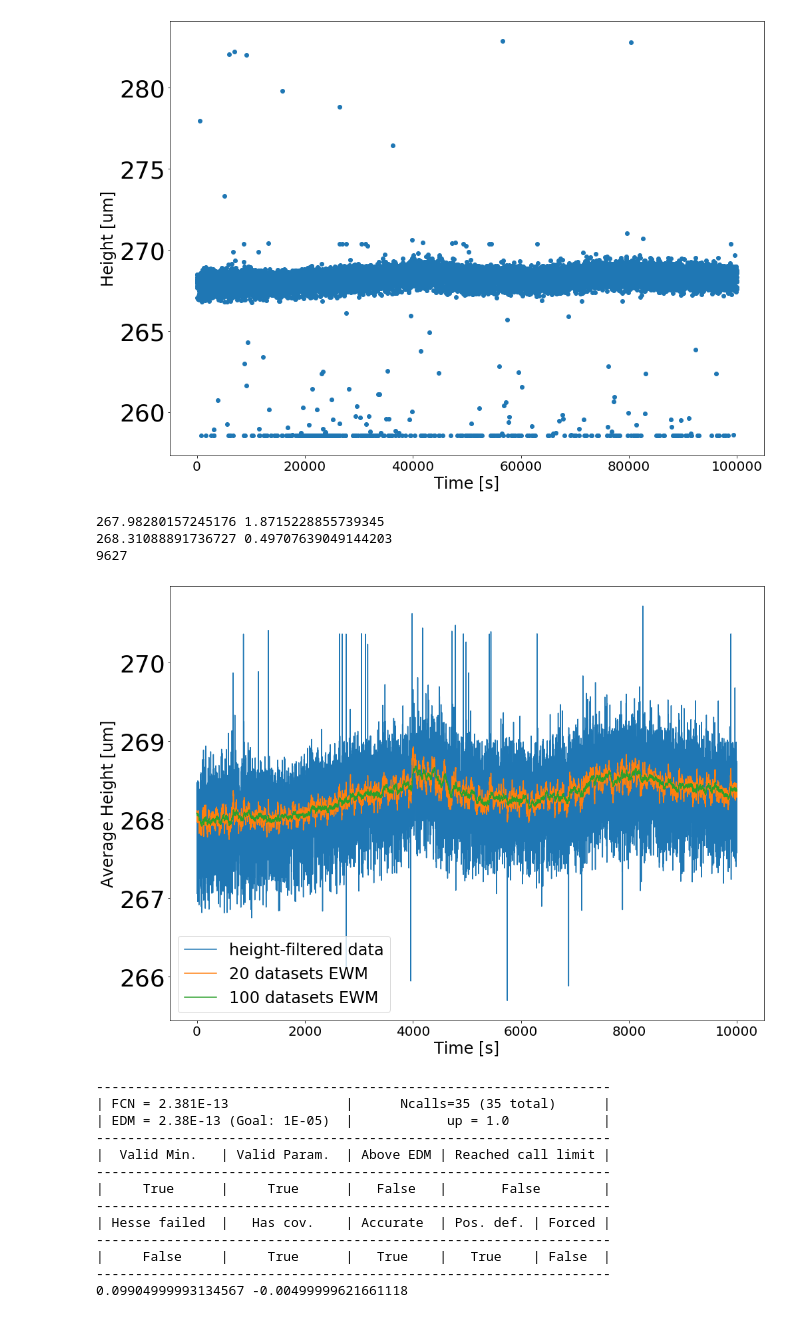
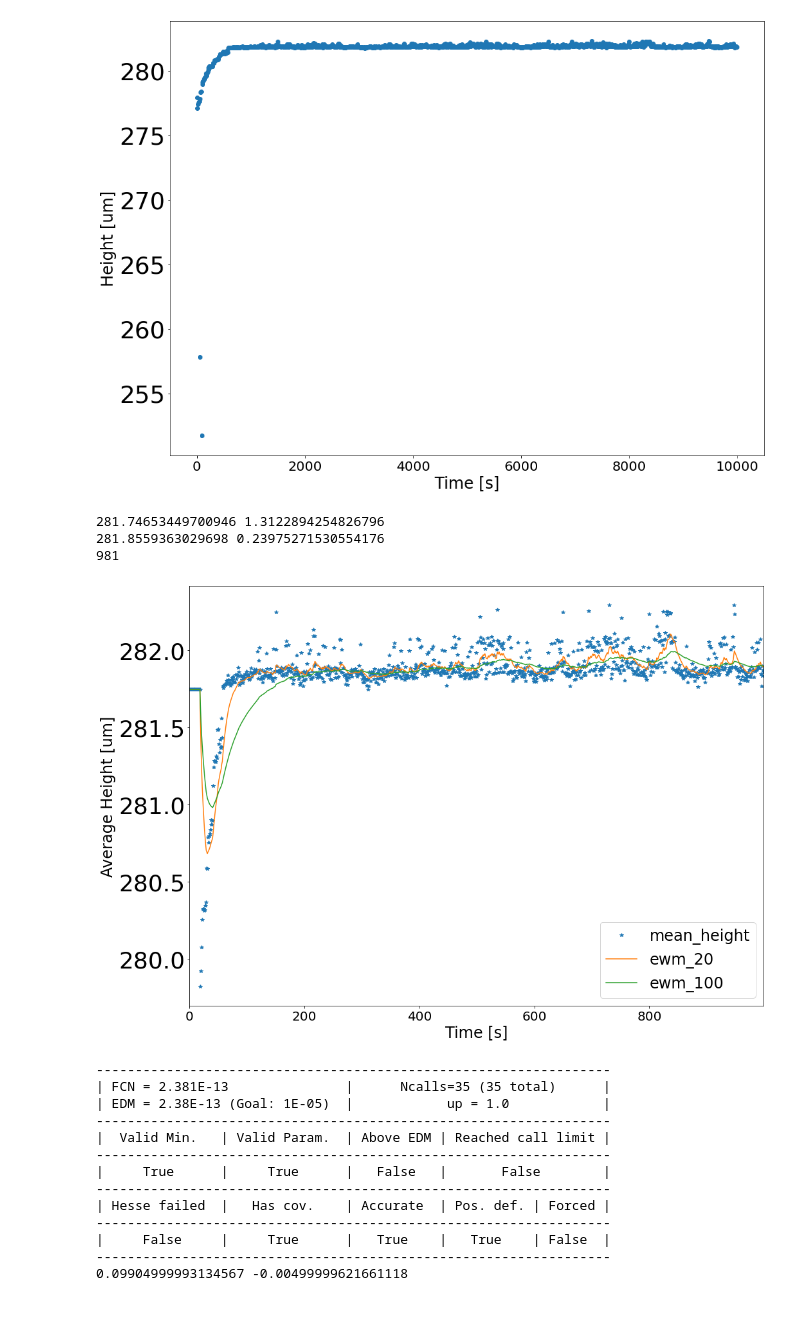
Before and after one commit to stanfordbeads/New_trap_code, a Jupyter notebook: Scripts/Auxillary_Data_Processor.ipynb, the cells around one changed output. Drawn from its saved outputs; the diff is of its cells as text; code cells hidden in the pictures.

```diff
--- a/Scripts/Auxillary_Data_Processor.ipynb
+++ b/Scripts/Auxillary_Data_Processor.ipynb
@@ -10,10 +10,10 @@ pixel_size_cal = 0.503 # obtained from attractor calibration data February2020,
 attractor_0 = 226 # 0 position of attractor as extrapolated from image analysis of z=50 and z=27. Obtained from Wilson attractor screening.
 # %%
 # load the image files
-bead_date =20200320
-bead_number = 1
-dataset = "/Shaking/Shaking378/"
-FOI = "Shaking3"
+bead_date =20200518
+bead_number = 2
+dataset = "/Shaking/Shaking374/"
+FOI = "Shaking374_7"
 filename = "/data/new_trap/" + str(bead_date) + "/Bead%s/" %bead_number +dataset + "Pictures_0/" + FOI
 data = load_npy_files(path=filename+"*",max_files=10000)
 # %% [output]
@@ -37,6 +37,22 @@ data = load_npy_files(path=filename+"*",max_files=10000)
+# %%
+def from_shadow_image_to_height(image,threshold,area_low_limits=[670,730],area_widths=[40,70],flb=430,fub=530,area_max=3000,width_max=5,plot=False):
+    thresh = threshold_image(image.copy(),threshold,256)
+    img = thresh.transpose()
+    z1 = np.mean(img[area_low_limits[0]:area_low_limits[0]+area_widths[0]],axis=0)
+    z2 = np.mean(img[area_low_limits[1]:area_low_limits[1]+area_widths[1]],axis=0)
+    fit_img = z1-z2
+    m = gaussian_fit_shadow_height(fit_img,low_y_lim=flb,up_y_lim=fub,upper_area=area_max,up_lim_width=width_max,img_type="Diff_Projection",)
+
+    if(plot==True):
+        plt.plot(fit_img)
+        plt.plot(range(1024),gaussian(range(1024),params=[m.values["area"],m.values["mean"],m.values["sigma"],m.values["constant"]]),label="fit")
+        plt.xlim(m.values["mean"]-100,m.values["mean"]+100)
+    # height =  pixel_to_height(m.values["mean"],calibration=calibration)
+    return m.values["mean"],m # in pixels
 # %%
 height = [] # get the height using the shadow method
 for i in tqdm(range(len(data))):
-    mean, m = from_shadow_image_to_height(data[i],40,area_low_limits=[670,730],area_widths=[45,70],plot=False)
+    mean, m = from_shadow_image_to_height(data[i],150,area_low_limits=[650,730],area_widths=[45,70],plot=False)
     height.append(pixel_to_height(mean,calibration=True,pix_size_from_calib=pixel_size_cal))
+    print(mean)
     plt.show()
@@ -55,24 +200,24 @@ print(np.mean(height),np.std(height))
 print(np.mean([x for x in height if np.abs(x-np.mean(height))<(factor_std*np.std(height))]),np.std([x for x in height if np.abs(x-np.mean(height))<factor_std*np.std(height)]))
 print(len([x for x in height if np.abs(x-np.mean(height))<(factor_std*np.std(height))]))
 # %% [output]
-[figure, old version]
+[figure, new version]
-267.98280157245176 1.8715228855739345
-268.31088891736727 0.49707639049144203
-9627
+281.74653449700946 1.3122894254826796
+281.8559363029698 0.23975271530554176
+981
 # %%
-df['ewm_20'] = df.mean_height.ewm(span=20, adjust=False).mean() # do the exponential weighted mean over 20 files
-df['ewm_100'] = df.mean_height.ewm(span=100, adjust=False).mean() # do the exponential weighted mean over 100 files
-df['ewm_500'] = df.mean_height.ewm(span=500, adjust=False).mean() # do the exponential weighted mean over 500 files
+df['ewm_20'] = df.mean_height.ewm(span=20, adjust=True).mean() # do the exponential weighted mean over 20 files
+df['ewm_100'] = df.mean_height.ewm(span=100, adjust=True).mean() # do the exponential weighted mean over 100 files
+df['ewm_500'] = df.mean_height.ewm(span=500, adjust=True).mean() # do the exponential weighted mean over 500 files
 # %%
-plt.plot(df.mean_height, label = "height-filtered data")
-plt.plot(df.ewm_20, label = "20 datasets EWM")
-plt.plot(df.ewm_100, label = "100 datasets EWM")
+df.mean_height.plot(marker="*",linestyle="")#), label = "height-filtered data")
+df.ewm_20.plot()#, label = "20 datasets EWM")
+df.ewm_100.plot()#, label = "100 datasets EWM")
 plt.xlabel("Time [s]")
 plt.ylabel("Average Height [um]")
 plt.legend()
 plt.show()
 # %% [output]
-[figure, old version]
+[figure, new version]
 # %%
 # load the attractor mean position for the data file
 data_filename = "/data/new_trap/" + str(bead_date) + "/Bead%s/" %bead_number +dataset
```
Also changed, not shown: parts of 8 cells of this notebook, 53 other files.
